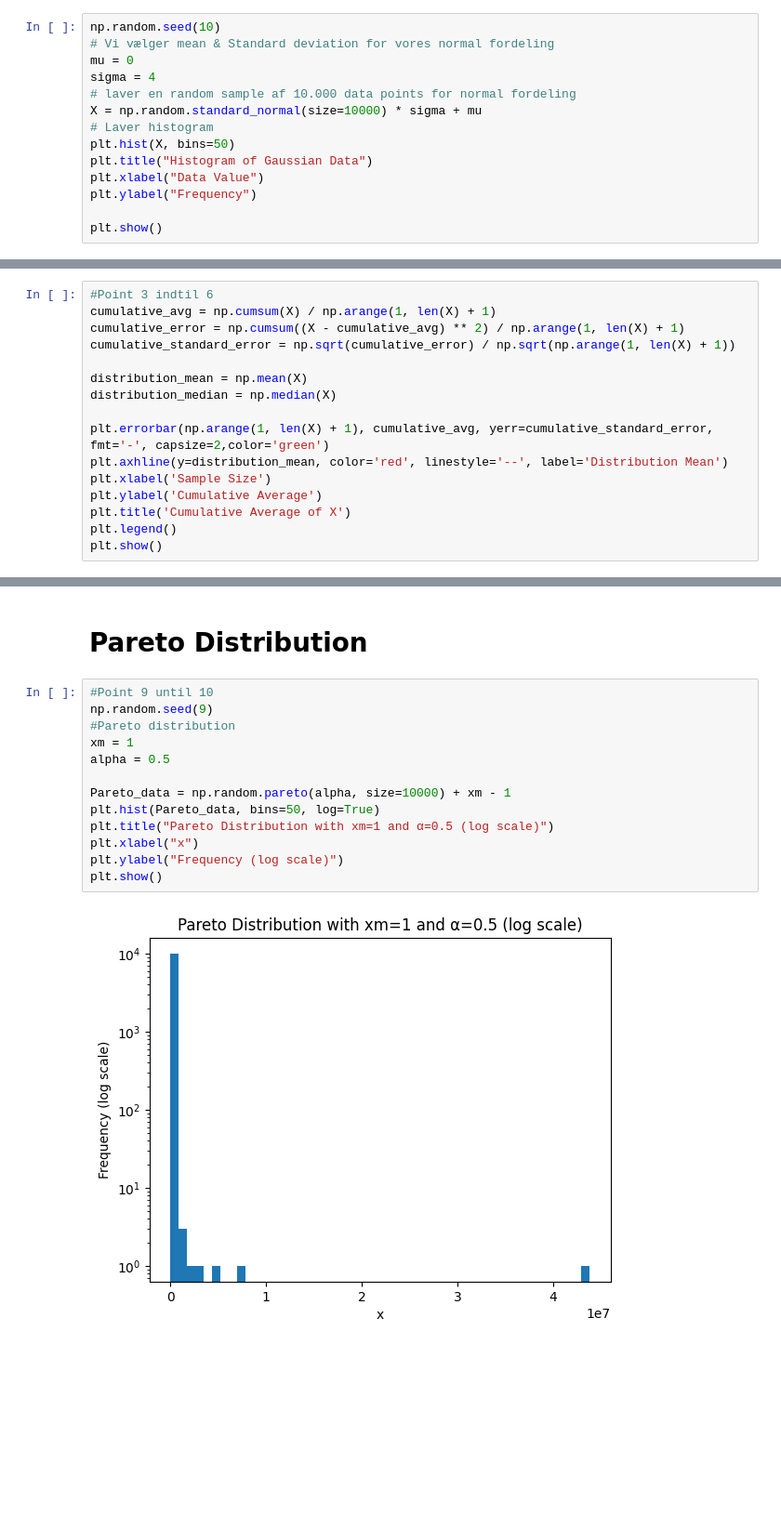
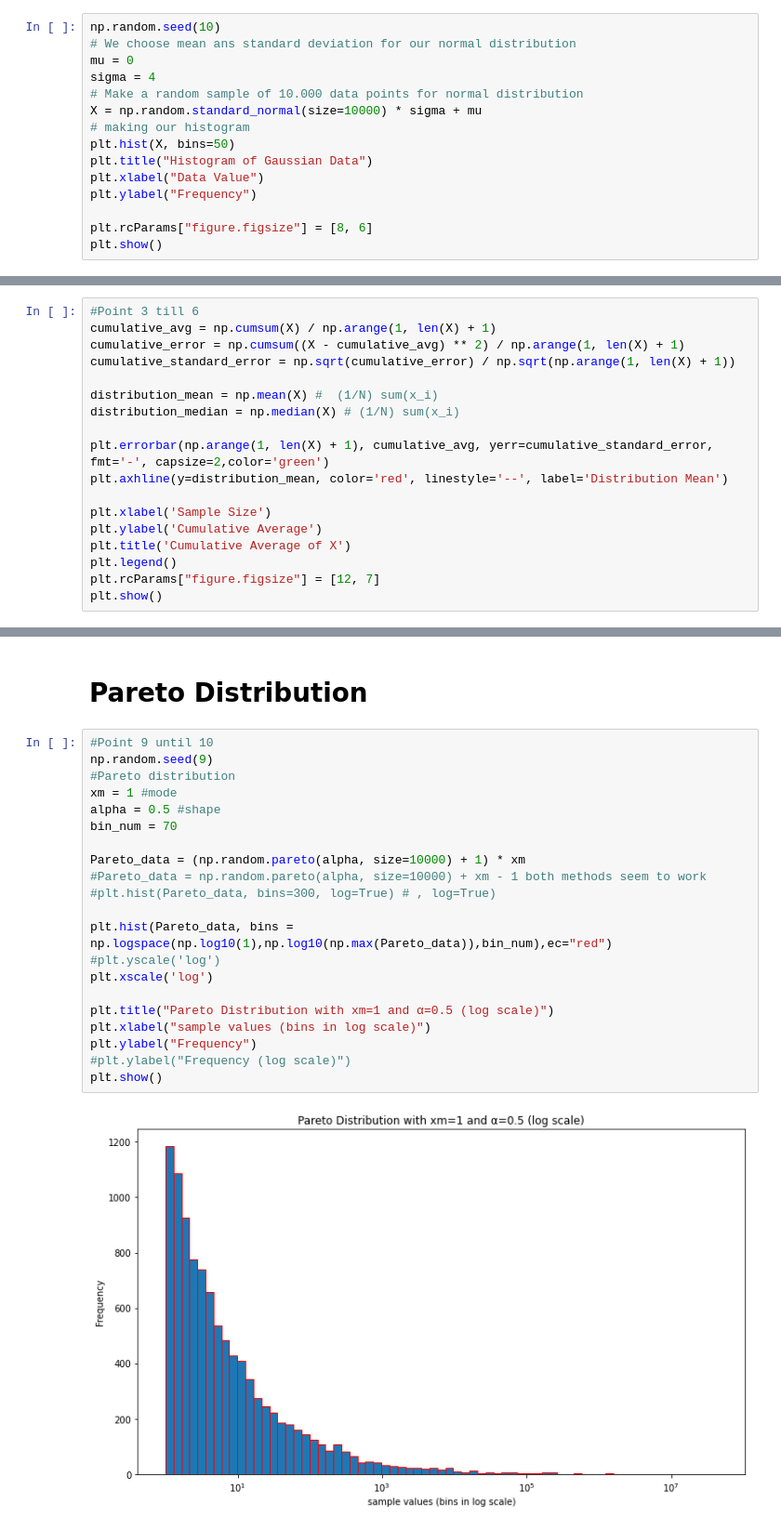
Before and after one commit to Student204161/computational-social-science-assignments, a Jupyter notebook: Exercise 3 Project 1.ipynb, the cells around one changed output, grey strips where cells are left out. Shown: that part at 93% size. Drawn from its saved outputs; the diff is of its cells as text; blank space fills up the shorter version.

```diff
--- a/Exercise 3 Project 1.ipynb
+++ b/Exercise 3 Project 1.ipynb
@@ -8,16 +8,17 @@ import matplotlib.pyplot as plt
 # Gaussian Distribution
 # %%
 np.random.seed(10)
-# Vi vælger mean & Standard deviation for vores normal fordeling
+# We choose mean ans standard deviation for our normal distribution
 mu = 0
 sigma = 4
-# laver en random sample af 10.000 data points for normal fordeling
+# Make a random sample of 10.000 data points for normal distribution
 X = np.random.standard_normal(size=10000) * sigma + mu
-# Laver histogram
+# making our histogram
 plt.hist(X, bins=50)
 plt.title("Histogram of Gaussian Data")
 plt.xlabel("Data Value")
 plt.ylabel("Frequency")
 
+plt.rcParams["figure.figsize"] = [8, 6]
 plt.show()
 # %% [output]
@@ -25,17 +26,19 @@ plt.show()
 # %%
-#Point 3 indtil 6
+#Point 3 till 6
 cumulative_avg = np.cumsum(X) / np.arange(1, len(X) + 1)
 cumulative_error = np.cumsum((X - cumulative_avg) ** 2) / np.arange(1, len(X) + 1)
 cumulative_standard_error = np.sqrt(cumulative_error) / np.sqrt(np.arange(1, len(X) + 1))
 
-distribution_mean = np.mean(X)
-distribution_median = np.median(X)
+distribution_mean = np.mean(X) #  (1/N) sum(x_i)
+distribution_median = np.median(X) # (1/N) sum(x_i)
 
 plt.errorbar(np.arange(1, len(X) + 1), cumulative_avg, yerr=cumulative_standard_error, fmt='-', capsize=2,color='green')
 plt.axhline(y=distribution_mean, color='red', linestyle='--', label='Distribution Mean')
+
 plt.xlabel('Sample Size')
 plt.ylabel('Cumulative Average')
 plt.title('Cumulative Average of X')
 plt.legend()
+plt.rcParams["figure.figsize"] = [12, 7]
 plt.show()
 # %% [output]
@@ -60,18 +63,26 @@ plt.show()
 # %%
 #Point 9 until 10
 np.random.seed(9)
 #Pareto distribution
-xm = 1
-alpha = 0.5
+xm = 1 #mode
+alpha = 0.5 #shape
+bin_num = 70
 
-Pareto_data = np.random.pareto(alpha, size=10000) + xm - 1
-plt.hist(Pareto_data, bins=50, log=True)
+Pareto_data = (np.random.pareto(alpha, size=10000) + 1) * xm
+#Pareto_data = np.random.pareto(alpha, size=10000) + xm - 1 both methods seem to work
+#plt.hist(Pareto_data, bins=300, log=True) # , log=True)
+
+plt.hist(Pareto_data, bins = np.logspace(np.log10(1),np.log10(np.max(Pareto_data)),bin_num),ec="red")
+#plt.yscale('log')
+plt.xscale('log')
+
 plt.title("Pareto Distribution with xm=1 and α=0.5 (log scale)")
-plt.xlabel("x")
-plt.ylabel("Frequency (log scale)")
+plt.xlabel("sample values (bins in log scale)")
+plt.ylabel("Frequency")
+#plt.ylabel("Frequency (log scale)")
 plt.show()
 # %% [output]
-[figure, old version]
+[figure, new version]
 # %%
 cumulative_avg_Par = np.cumsum(Pareto_data) / np.arange(1, len(Pareto_data) + 1)
 cumulative_error_Par = np.cumsum((Pareto_data - cumulative_avg_Par) ** 2) / np.arange(1, len(Pareto_data) + 1)
```
Also changed, not shown: parts of 12 cells of this notebook.
